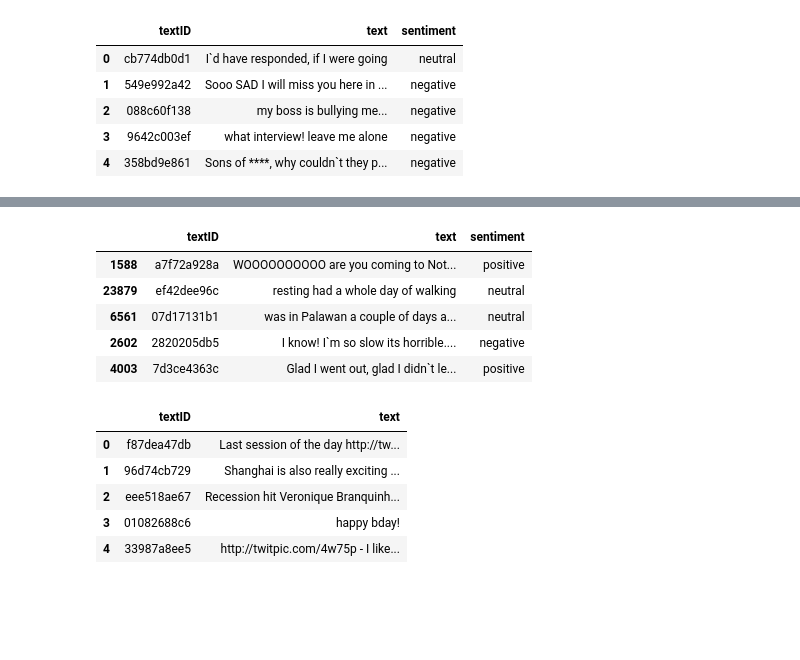
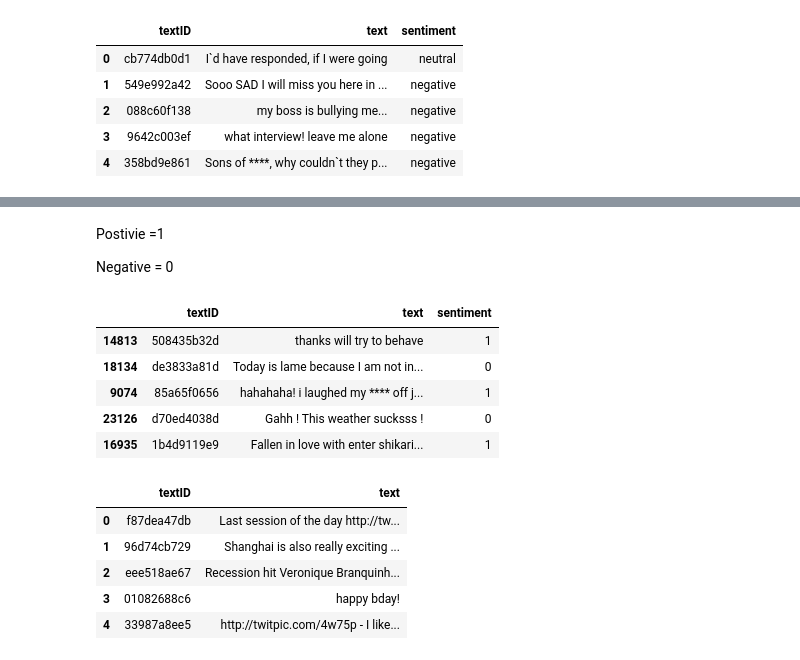
Before and after one commit to SilahicAmil/NLP, a Jupyter notebook: Tweet_Sentiment_Analysis.ipynb, the cells around one changed output, grey strips where cells are left out. Drawn from its saved outputs; the diff is of its cells as text; code cells hidden in the pictures; blank space fills up the shorter version.

```diff
--- a/Tweet_Sentiment_Analysis.ipynb
+++ b/Tweet_Sentiment_Analysis.ipynb
@@ -42,3 +43,11 @@ train_df.head()
 | 2 | 088c60f138 | my boss is bullying me... | negative |
 | 3 | 9642c003ef | what interview! leave me alone | negative |
 | 4 | 358bd9e861 | Sons of ****, why couldn`t they p... | negative |
+# %%
+# Dropping all neutral values
+train_df = train_df[train_df.sentiment != "neutral"]
+# Replacing pos and neg with numerical values
+train_df_copy = train_df.copy()
+mapping = {'positive': 1, 'negative': 0}
+
+train_df_copy = train_df_copy.replace({'sentiment': mapping})
@@ -45,14 +63,18 @@ train_df.head()
+# %% [markdown]
+Postivie =1
+
+Negative = 0
 # %%
 # Shuffle df
-shuffled_train_df = train_df.sample(frac=1, random_state=42)
+shuffled_train_df = train_df_copy.sample(frac=1, random_state=42)
 shuffled_train_df.head()
 # %% [output]
 |  | textID | text | sentiment |
-| 1588 | a7f72a928a | WOOOOOOOOOO are you coming to Not... | positive |
-| 23879 | ef42dee96c | resting had a whole day of walking | neutral |
-| 6561 | 07d17131b1 | was in Palawan a couple of days a... | neutral |
-| 2602 | 2820205db5 | I know! I`m so slow its horrible.... | negative |
-| 4003 | 7d3ce4363c | Glad I went out, glad I didn`t le... | positive |
+| 14813 | 508435b32d | thanks will try to behave | 1 |
+| 18134 | de3833a81d | Today is lame because I am not in... | 0 |
+| 9074 | 85a65f0656 | hahahaha! i laughed my **** off j... | 1 |
+| 23126 | d70ed4038d | Gahh ! This weather sucksss ! | 0 |
+| 16935 | 1b4d9119e9 | Fallen in love with enter shikari... | 1 |
 # %%
 # Test data
 test_df.head()
```
Also changed, not shown: parts of 8 cells of this notebook.
